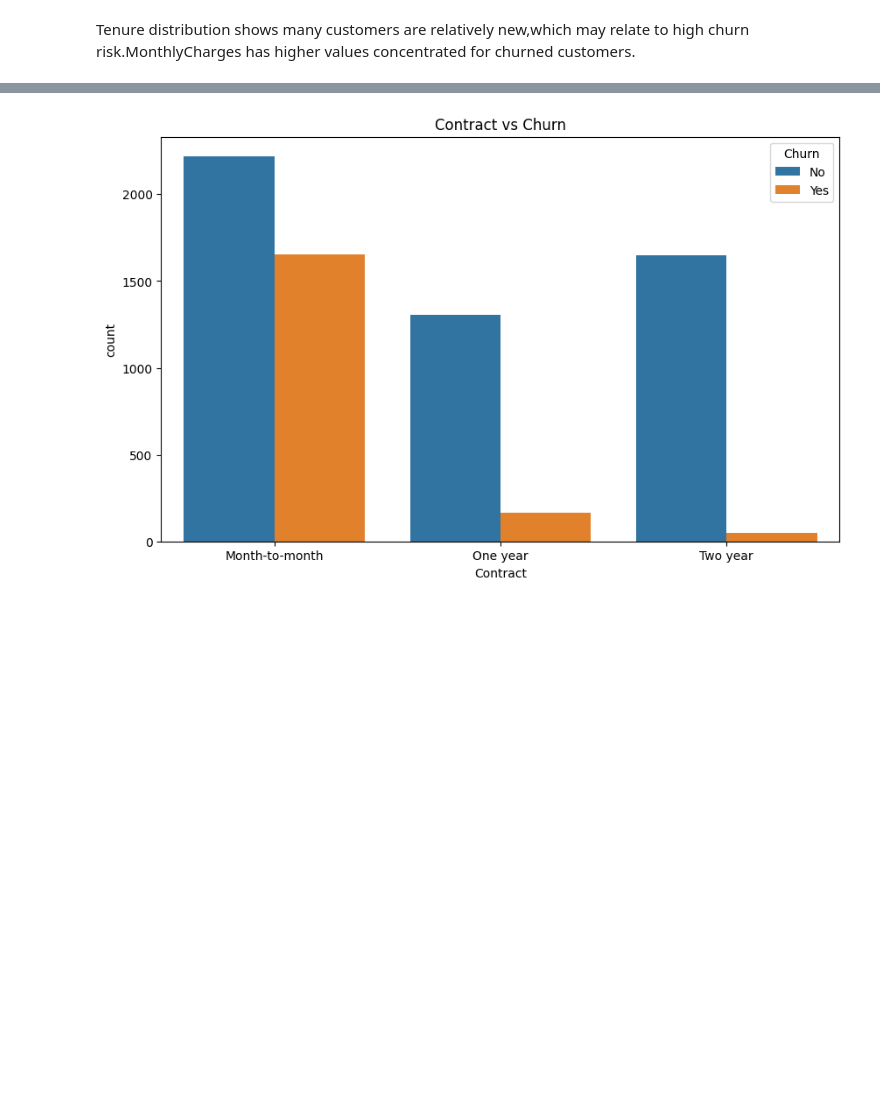
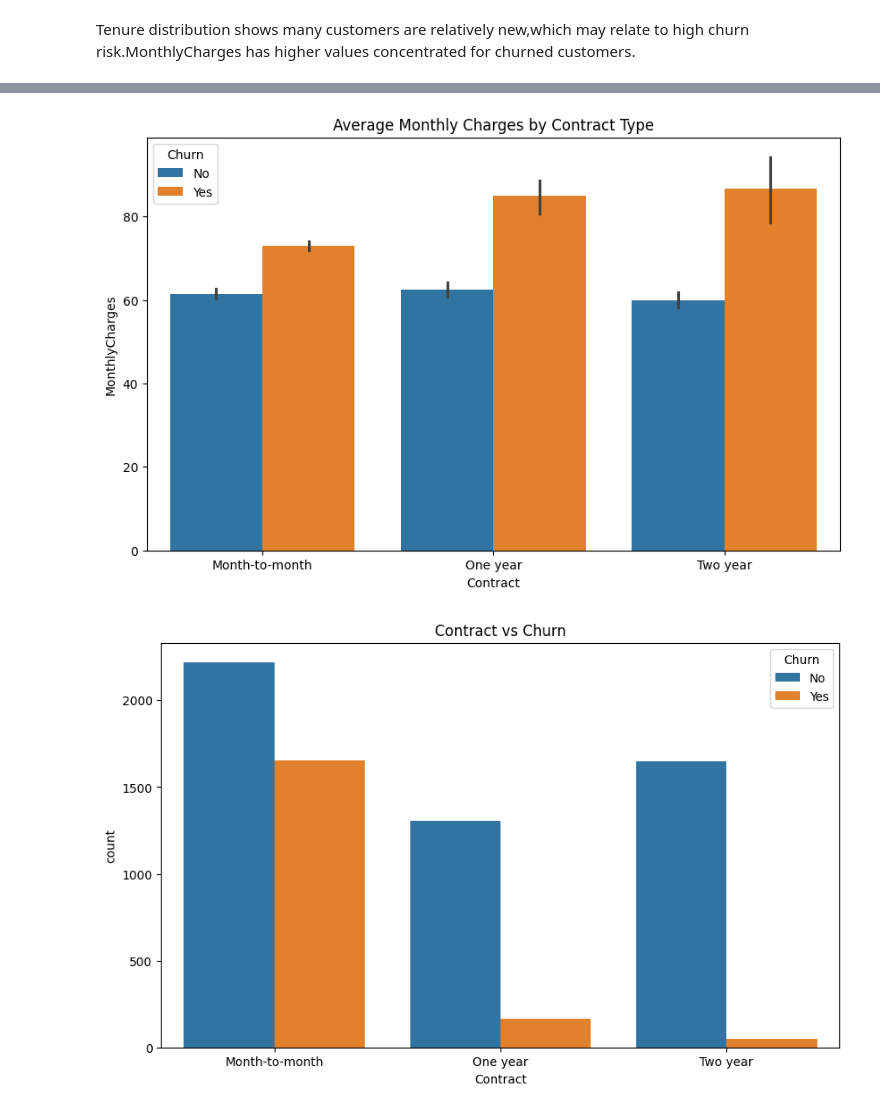
Before and after one commit to vicha1234/TelcoChurnPrediction, a Jupyter notebook: 2425610.ipynb, the cells around one changed output, grey strips where cells are left out. Saved outputs shown, nothing was run; the diff lists cells and outputs as text; code cells hidden in the pictures; blank space fills up the shorter version.

```diff
--- a/2425610.ipynb
+++ b/2425610.ipynb
@@ -217,3 +213,10 @@ Tenure distribution shows many customers are relatively new,which may relate to
+# %%
+plt.figure(figsize=(10,6))
+sns.barplot(x='Contract', y='MonthlyCharges', hue='Churn', data=df)
+plt.title("Average Monthly Charges by Contract Type")
+plt.show()
+# %% [output]
+[figure, added]
 # %%
 plt.figure(figsize=(10,6))
 sns.countplot(x='Contract',hue='Churn',data=df)
```
Also changed, not shown: parts of 15 cells of this notebook.
